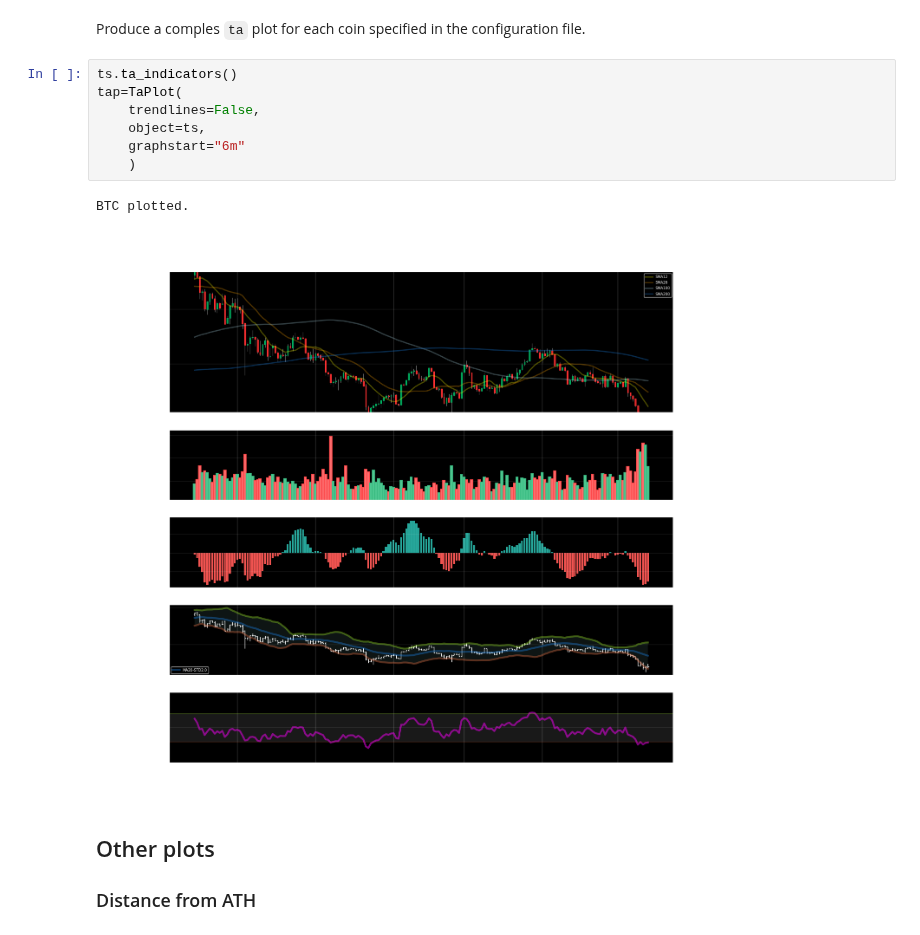
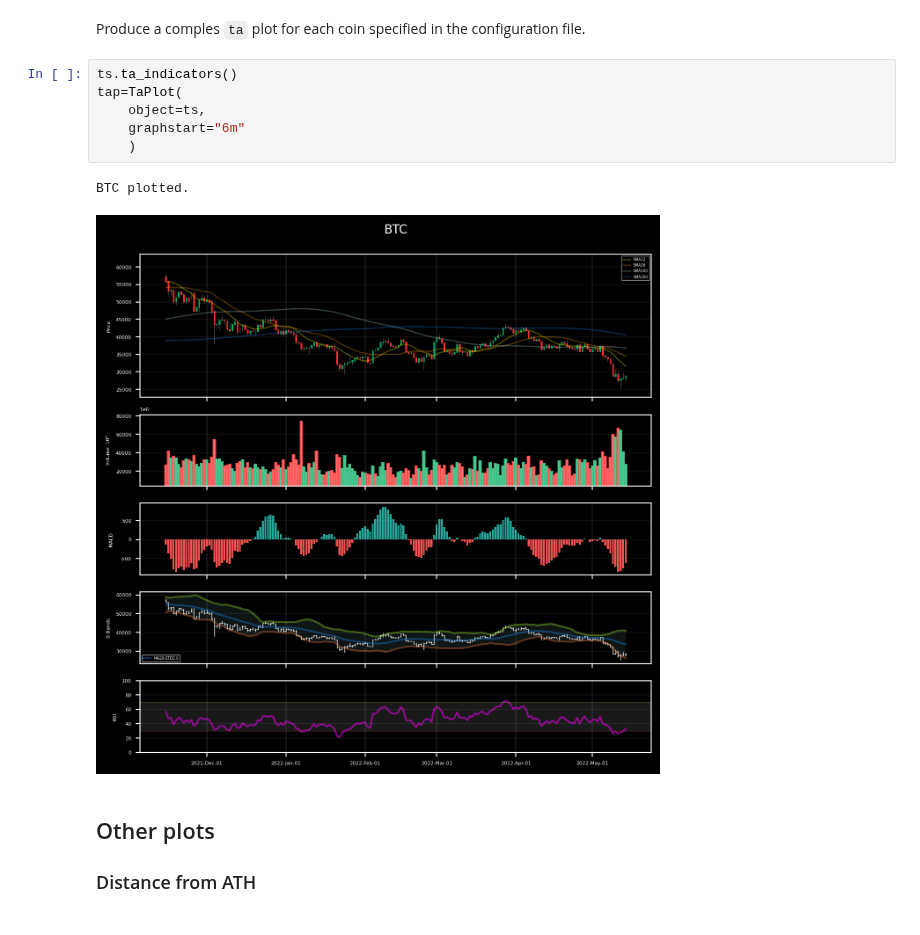
Before and after one commit to giocaizzi/surfingcrypto, a Jupyter notebook: docsrc/source/examples/figures.ipynb, the cells around one changed output. Saved outputs shown, nothing was run; the diff lists cells and outputs as text.

```diff
--- a/docsrc/source/examples/figures.ipynb
+++ b/docsrc/source/examples/figures.ipynb
@@ -50,13 +53,12 @@ Produce a comples `ta` plot for each coin specified in the configuration file.
 # %%
 ts.ta_indicators()
 tap=TaPlot(
-    trendlines=False,
     object=ts,
     graphstart="6m"
     )
 # %% [output]
 BTC plotted.
-[figure, old version]
+[figure, new version]
 # %% [markdown]
 ## Other plots
 
```
Also changed, not shown: parts of 2 cells of this notebook, 1 other file.
